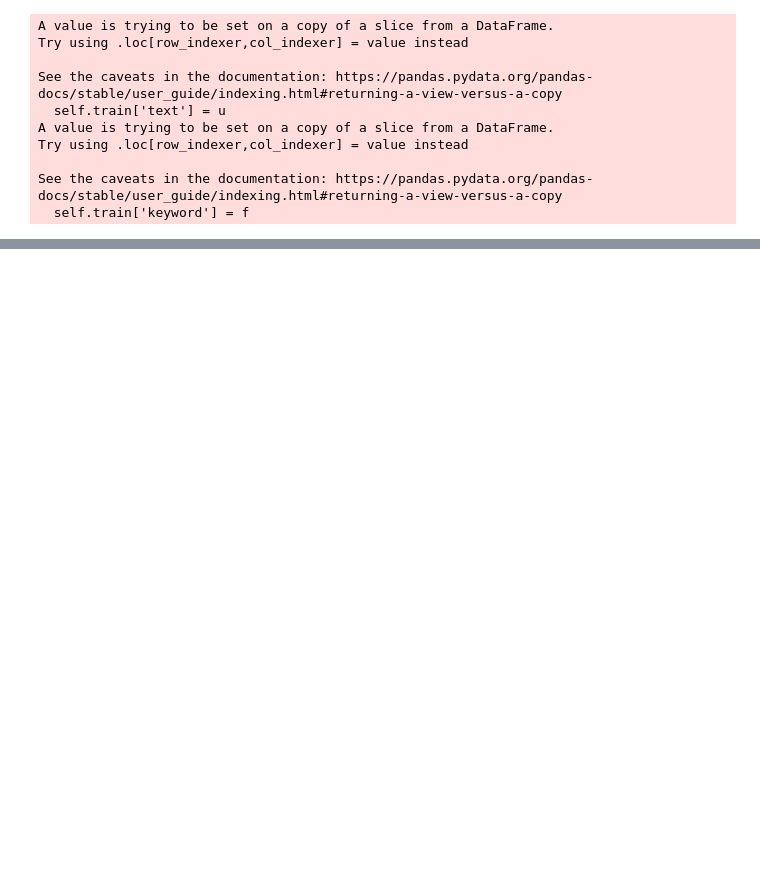
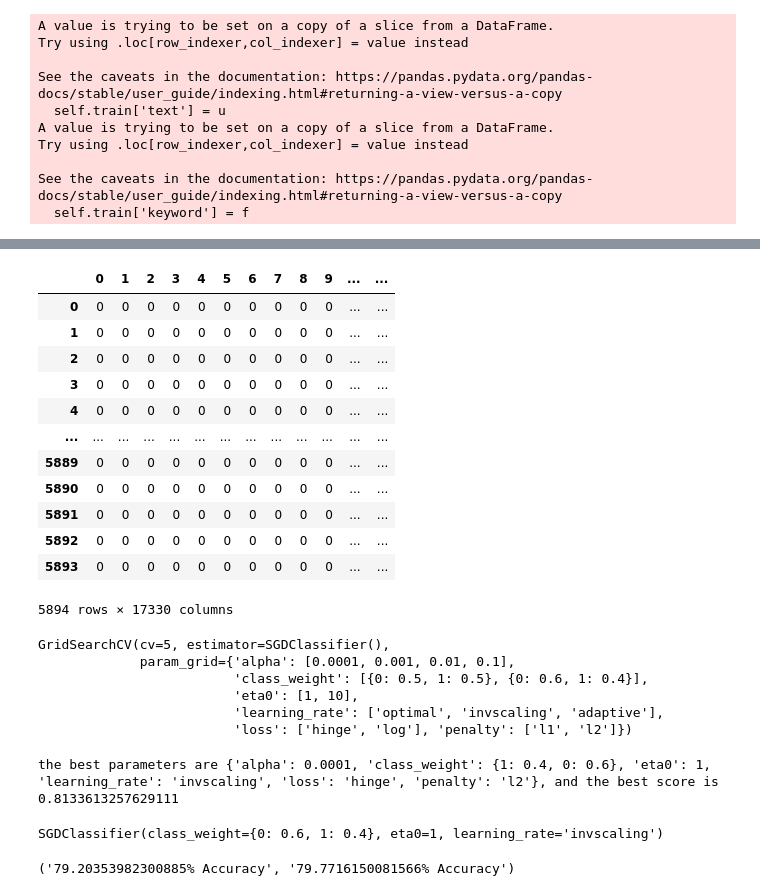
Before and after one commit to 160808037/assignment-repositry, a Jupyter notebook: beginning of nlp.ipynb, the cells around one changed output, grey strips where cells are left out. Drawn from its saved outputs; the diff is of its cells as text; code cells hidden in the pictures; blank space fills up the shorter version.

```diff
--- a/beginning of nlp.ipynb
+++ b/beginning of nlp.ipynb
@@ -240,0 +286,20 @@ newtest
+# %%
+train = df_concat[:5894]
+val = df_concat[5894:5894+613]
+test = df_concat[5894+613:]
+# %%
+train
+# %% [output]
+|  | 0 | 1 | 2 | 3 | 4 | 5 | 6 | 7 | 8 | 9 | ... | ... |
+| 0 | 0 | 0 | 0 | 0 | 0 | 0 | 0 | 0 | 0 | 0 | ... | ... |
+| 1 | 0 | 0 | 0 | 0 | 0 | 0 | 0 | 0 | 0 | 0 | ... | ... |
+| 2 | 0 | 0 | 0 | 0 | 0 | 0 | 0 | 0 | 0 | 0 | ... | ... |
+| 3 | 0 | 0 | 0 | 0 | 0 | 0 | 0 | 0 | 0 | 0 | ... | ... |
+| 4 | 0 | 0 | 0 | 0 | 0 | 0 | 0 | 0 | 0 | 0 | ... | ... |
+| ... | ... | ... | ... | ... | ... | ... | ... | ... | ... | ... | ... | ... |
+| 5889 | 0 | 0 | 0 | 0 | 0 | 0 | 0 | 0 | 0 | 0 | ... | ... |
+| 5890 | 0 | 0 | 0 | 0 | 0 | 0 | 0 | 0 | 0 | 0 | ... | ... |
+| 5891 | 0 | 0 | 0 | 0 | 0 | 0 | 0 | 0 | 0 | 0 | ... | ... |
+| 5892 | 0 | 0 | 0 | 0 | 0 | 0 | 0 | 0 | 0 | 0 | ... | ... |
+| 5893 | 0 | 0 | 0 | 0 | 0 | 0 | 0 | 0 | 0 | 0 | ... | ... |
+5894 rows × 17330 columns
@@ -240,0 +321,9 @@ newtest
+# %%
+grid.fit(X_train,y_train)
+# %% [output]
+GridSearchCV(cv=5, estimator=SGDClassifier(),
+             param_grid={'alpha': [0.0001, 0.001, 0.01, 0.1],
+                         'class_weight': [{0: 0.5, 1: 0.5}, {0: 0.6, 1: 0.4}],
+                         'eta0': [1, 10],
+                         'learning_rate': ['optimal', 'invscaling', 'adaptive'],
+                         'loss': ['hinge', 'log'], 'penalty': ['l1', 'l2']})
@@ -240,0 +332,8 @@ newtest
+# %%
+print(f'the best parameters are {grid.best_params_}, and the best score is {grid.best_score_}')
+# %% [output]
+the best parameters are {'alpha': 0.0001, 'class_weight': {1: 0.4, 0: 0.6}, 'eta0': 1, 'learning_rate': 'invscaling', 'loss': 'hinge', 'penalty': 'l2'}, and the best score is 0.8133613257629111
+# %%
+best
+# %% [output]
+SGDClassifier(class_weight={0: 0.6, 1: 0.4}, eta0=1, learning_rate='invscaling')
@@ -240,0 +345,4 @@ newtest
+# %%
+accuracy,accuracyv
+# %% [output]
+('79.20353982300885% Accuracy', '79.7716150081566% Accuracy')
```
Also changed, not shown: parts of 22 cells of this notebook.
